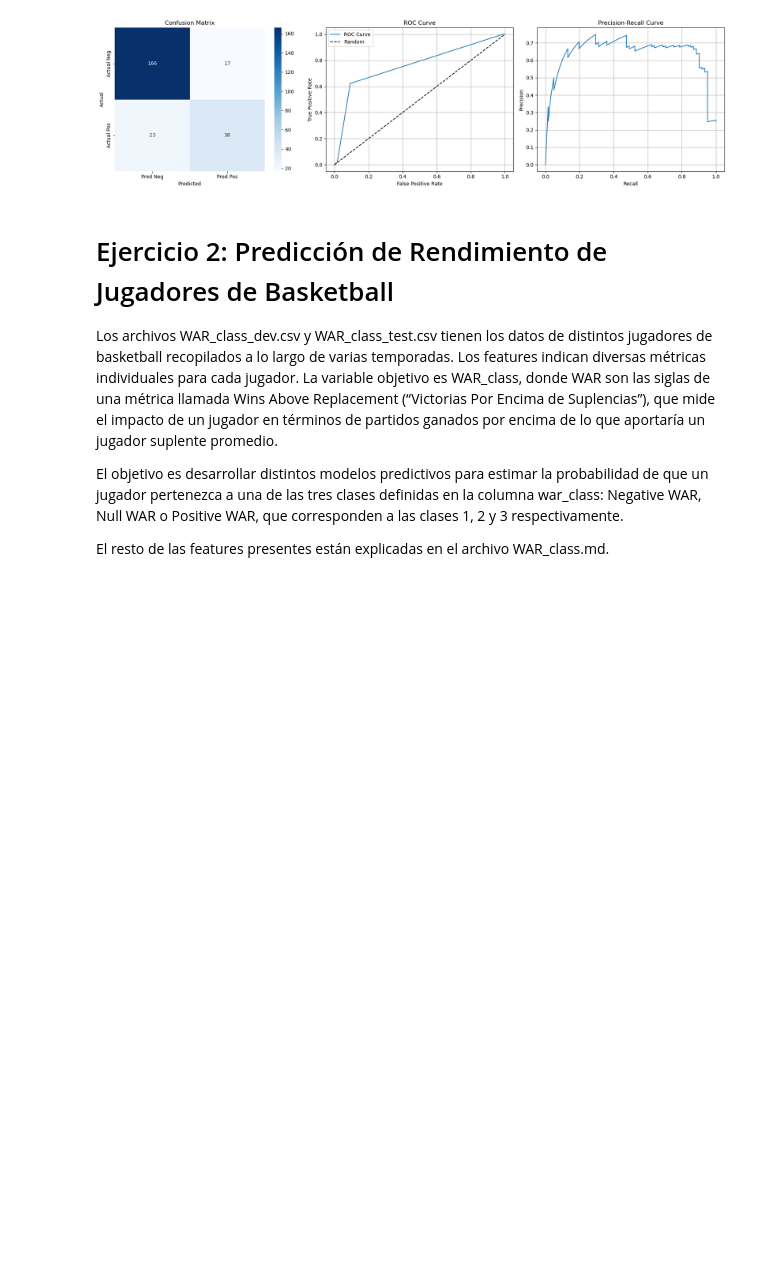
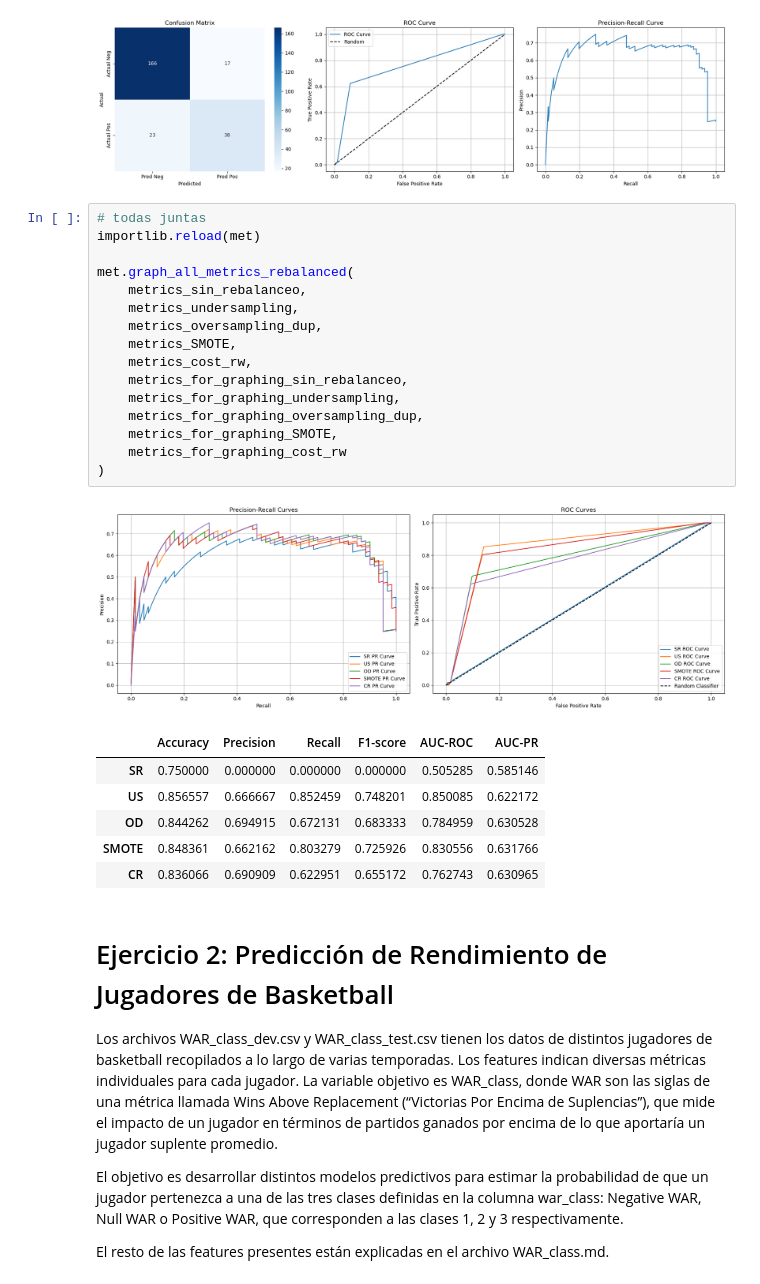
Before and after one commit to felicitasmarolda/MLyDL_TPs, a Jupyter notebook: Marolda_Felicitas_TP2/Marolda_Felicitas_Notebook_TP2.ipynb, the cells around one changed output. Cells and saved outputs as stored; diff of their text form; blank space fills up the shorter version.

Commit message:
graph all metrics

```diff
--- a/Marolda_Felicitas_TP2/Marolda_Felicitas_Notebook_TP2.ipynb
+++ b/Marolda_Felicitas_TP2/Marolda_Felicitas_Notebook_TP2.ipynb
@@ -417,6 +417,30 @@ Best L2:  0.1
  Accuracy  Precision   Recall  F1-score  AUC-ROC   AUC-PR
  0.836066   0.690909 0.622951  0.655172 0.762743 0.630965
 [figure]
+# %%
+# todas juntas
+importlib.reload(met)
+
+met.graph_all_metrics_rebalanced(
+    metrics_sin_rebalanceo,
+    metrics_undersampling,
+    metrics_oversampling_dup,
+    metrics_SMOTE,
+    metrics_cost_rw,
+    metrics_for_graphing_sin_rebalanceo,
+    metrics_for_graphing_undersampling,
+    metrics_for_graphing_oversampling_dup,
+    metrics_for_graphing_SMOTE,
+    metrics_for_graphing_cost_rw
+)
+# %% [output]
+[figure, added]
+|  | Accuracy | Precision | Recall | F1-score | AUC-ROC | AUC-PR |
+| SR | 0.750000 | 0.000000 | 0.000000 | 0.000000 | 0.505285 | 0.585146 |
+| US | 0.856557 | 0.666667 | 0.852459 | 0.748201 | 0.850085 | 0.622172 |
+| OD | 0.844262 | 0.694915 | 0.672131 | 0.683333 | 0.784959 | 0.630528 |
+| SMOTE | 0.848361 | 0.662162 | 0.803279 | 0.725926 | 0.830556 | 0.631766 |
+| CR | 0.836066 | 0.690909 | 0.622951 | 0.655172 | 0.762743 | 0.630965 |
 # %% [markdown]
 # Ejercicio 2: Predicción de Rendimiento de Jugadores de Basketball
 
```
Also changed, not shown: 3 other files.
